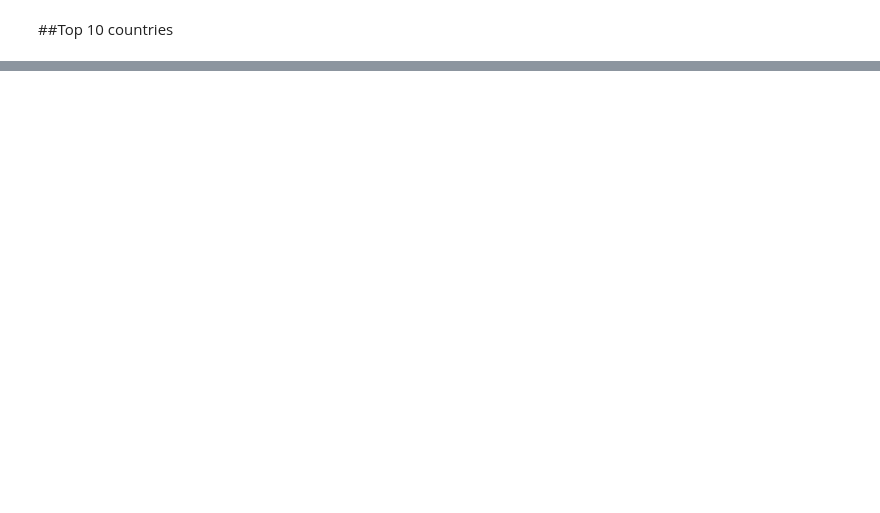
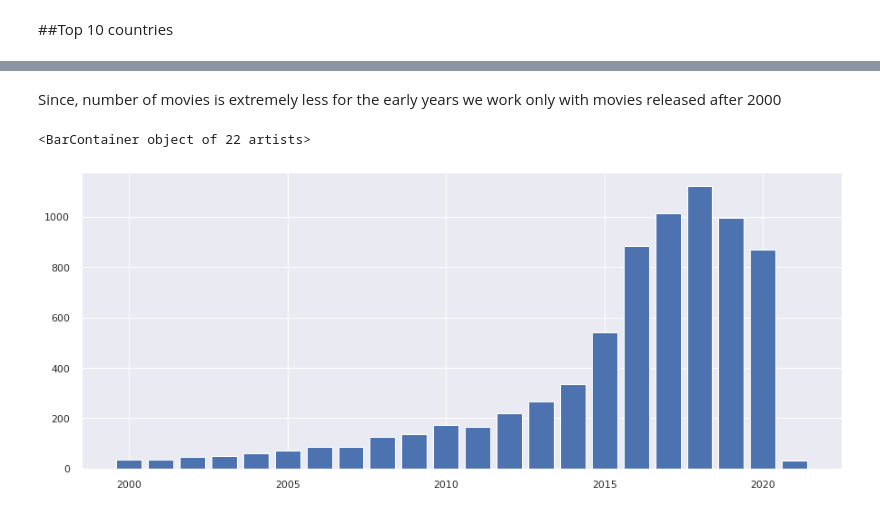
Before and after one commit to Aashishc-prog/NETFLIX_Recommender_system, a Jupyter notebook: Capstone_Netflix_Recommender_system.ipynb, the cells around one changed output, grey strips where cells are left out. Saved outputs shown, nothing was run; the diff lists cells and outputs as text; code cells hidden in the pictures; blank space fills up the shorter version.

```diff
--- a/Capstone_Netflix_Recommender_system.ipynb
+++ b/Capstone_Netflix_Recommender_system.ipynb
@@ -284,0 +329,8 @@ plt.xticks(rotation = 90)
+# %% [markdown]
+Since, number of movies is extremely less for the early years we work only with movies released after 2000
+# %%
+wdf = wdf[wdf['index']>=2000]
+plt.bar(wdf['index'],wdf['movie_counts'])
+# %% [output]
+<BarContainer object of 22 artists>
+[figure, added]
```
Also changed, not shown: parts of 22 cells of this notebook.
